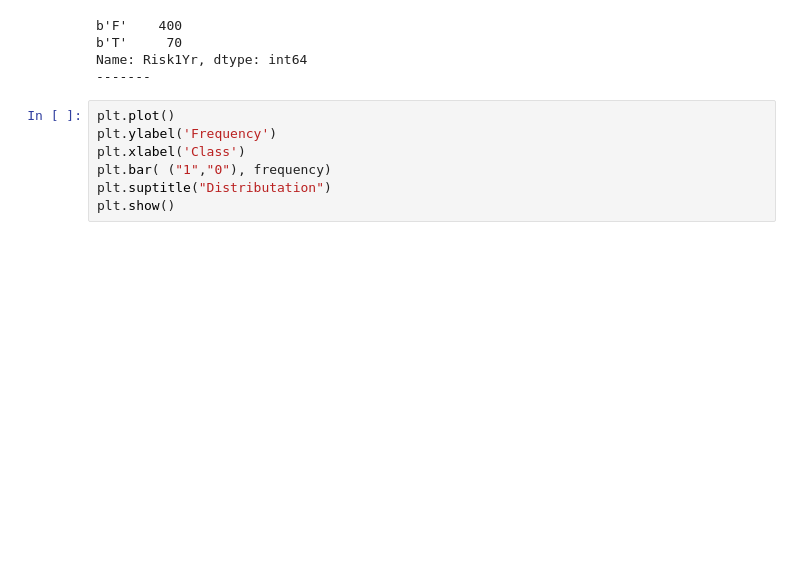
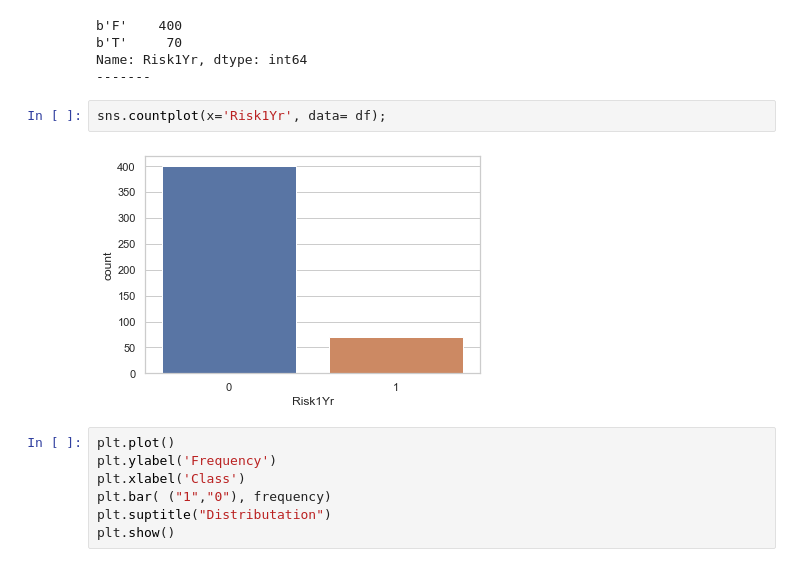
Before and after one commit to Amir-h055/Machine-Learning, a Jupyter notebook: project/Classification/Thoracic_Surgery_Data.ipynb, the cells around one changed output. Drawn from its saved outputs; the diff is of its cells as text; blank space fills up the shorter version.

```diff
--- a/project/Classification/Thoracic_Surgery_Data.ipynb
+++ b/project/Classification/Thoracic_Surgery_Data.ipynb
@@ -48,6 +48,10 @@ b'F'    400
 b'T'     70
 Name: Risk1Yr, dtype: int64
 -------
+# %%
+sns.countplot(x='Risk1Yr', data= df);
+# %% [output]
+[figure, added]
 # %%
 plt.plot()
 plt.ylabel('Frequency')
```
Also changed, not shown: parts of 8 cells of this notebook, 3 other files.
